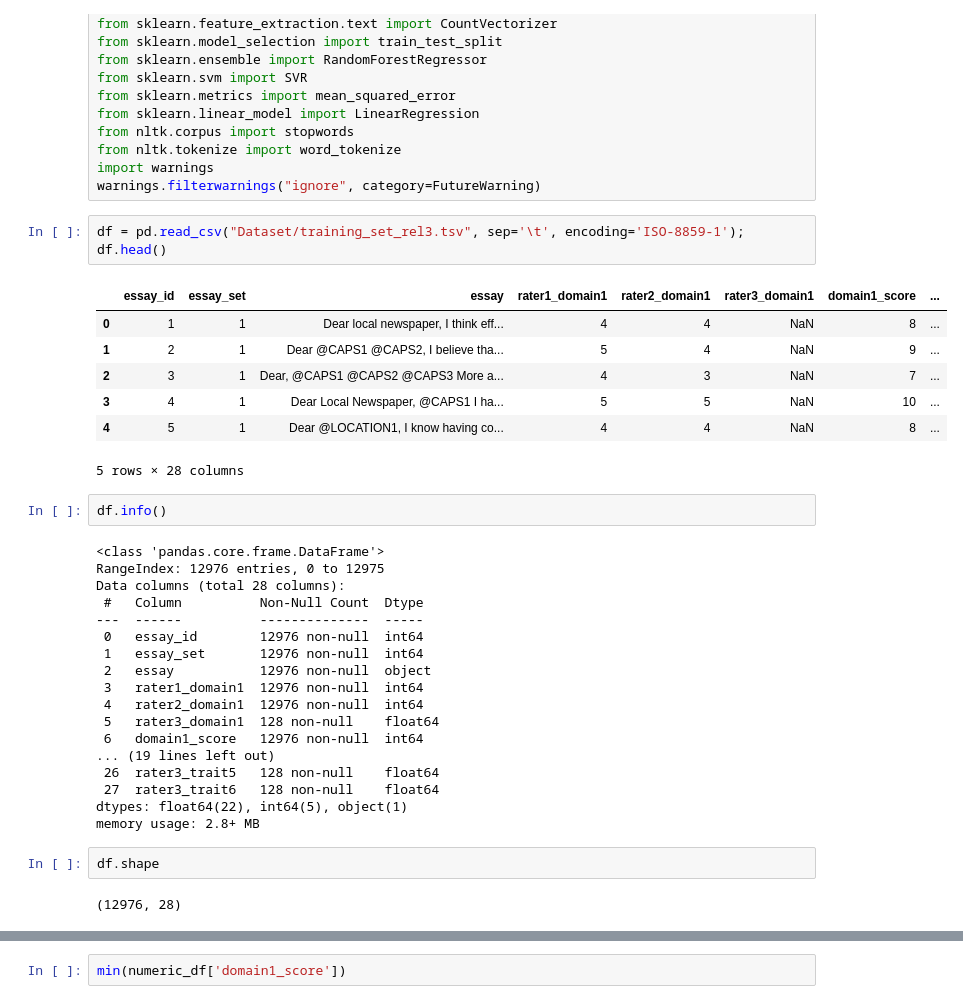
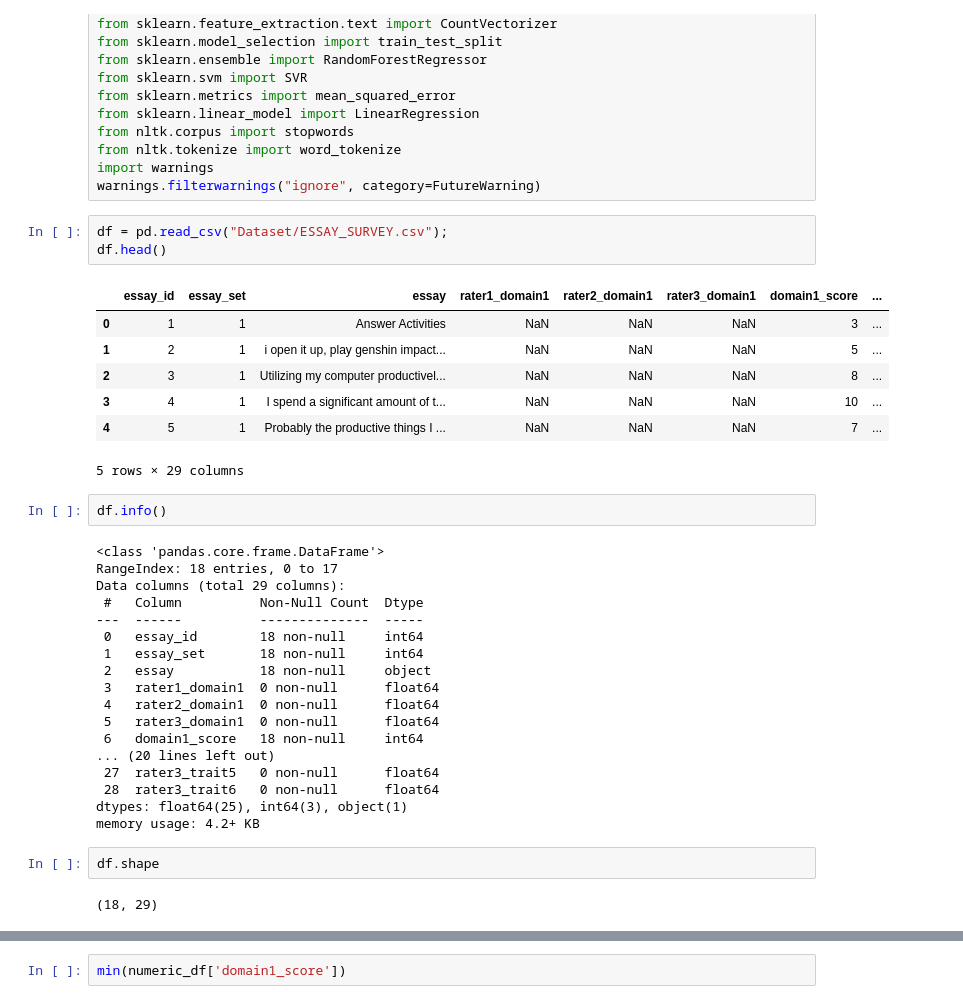
Before and after one commit to nasolgabriel/Automatic-Essay-Scoring, a Jupyter notebook: ML_essay_scoring.ipynb, the cells around one changed output, grey strips where cells are left out. Cells and saved outputs as stored; diff of their text form.

```diff
--- a/ML_essay_scoring.ipynb
+++ b/ML_essay_scoring.ipynb
@@ -17,40 +17,40 @@ from nltk.tokenize import word_tokenize
 import warnings
 warnings.filterwarnings("ignore", category=FutureWarning)
 # %%
-df = pd.read_csv("Dataset/training_set_rel3.tsv", sep='\t', encoding='ISO-8859-1');
+df = pd.read_csv("Dataset/ESSAY_SURVEY.csv");
 df.head()
 # %% [output]
 |  | essay_id | essay_set | essay | rater1_domain1 | rater2_domain1 | rater3_domain1 | domain1_score | ... |
-| 0 | 1 | 1 | Dear local newspaper, I think eff... | 4 | 4 | NaN | 8 | ... |
-| 1 | 2 | 1 | Dear @CAPS1 @CAPS2, I believe tha... | 5 | 4 | NaN | 9 | ... |
-| 2 | 3 | 1 | Dear, @CAPS1 @CAPS2 @CAPS3 More a... | 4 | 3 | NaN | 7 | ... |
-| 3 | 4 | 1 | Dear Local Newspaper, @CAPS1 I ha... | 5 | 5 | NaN | 10 | ... |
-| 4 | 5 | 1 | Dear @LOCATION1, I know having co... | 4 | 4 | NaN | 8 | ... |
+| 0 | 1 | 1 | Answer Activities | NaN | NaN | NaN | 3 | ... |
+| 1 | 2 | 1 | i open it up, play genshin impact... | NaN | NaN | NaN | 5 | ... |
+| 2 | 3 | 1 | Utilizing my computer productivel... | NaN | NaN | NaN | 8 | ... |
+| 3 | 4 | 1 | I spend a significant amount of t... | NaN | NaN | NaN | 10 | ... |
+| 4 | 5 | 1 | Probably the productive things I ... | NaN | NaN | NaN | 7 | ... |
-5 rows × 28 columns
+5 rows × 29 columns
 # %%
 df.info()
 # %% [output]
 <class 'pandas.core.frame.DataFrame'>
-RangeIndex: 12976 entries, 0 to 12975
-Data columns (total 28 columns):
+RangeIndex: 18 entries, 0 to 17
+Data columns (total 29 columns):
  #   Column          Non-Null Count  Dtype
 ---  ------          --------------  -----
- 0   essay_id        12976 non-null  int64
- 1   essay_set       12976 non-null  int64
- 2   essay           12976 non-null  object
- 3   rater1_domain1  12976 non-null  int64
- 4   rater2_domain1  12976 non-null  int64
- 5   rater3_domain1  128 non-null    float64
- 6   domain1_score   12976 non-null  int64
-... (19 lines left out)
- 26  rater3_trait5   128 non-null    float64
- 27  rater3_trait6   128 non-null    float64
-dtypes: float64(22), int64(5), object(1)
-memory usage: 2.8+ MB
+ 0   essay_id        18 non-null     int64
+ 1   essay_set       18 non-null     int64
+ 2   essay           18 non-null     object
+ 3   rater1_domain1  0 non-null      float64
+ 4   rater2_domain1  0 non-null      float64
+ 5   rater3_domain1  0 non-null      float64
+ 6   domain1_score   18 non-null     int64
+... (20 lines left out)
+ 27  rater3_trait5   0 non-null      float64
+ 28  rater3_trait6   0 non-null      float64
+dtypes: float64(25), int64(3), object(1)
+memory usage: 4.2+ KB
 # %%
 df.shape
 # %% [output]
-(12976, 28)
+(18, 29)
 # %%
 df.isnull().sum()
 # %% [output]
```
Also changed, not shown: parts of 25 cells of this notebook, 10 other files.
